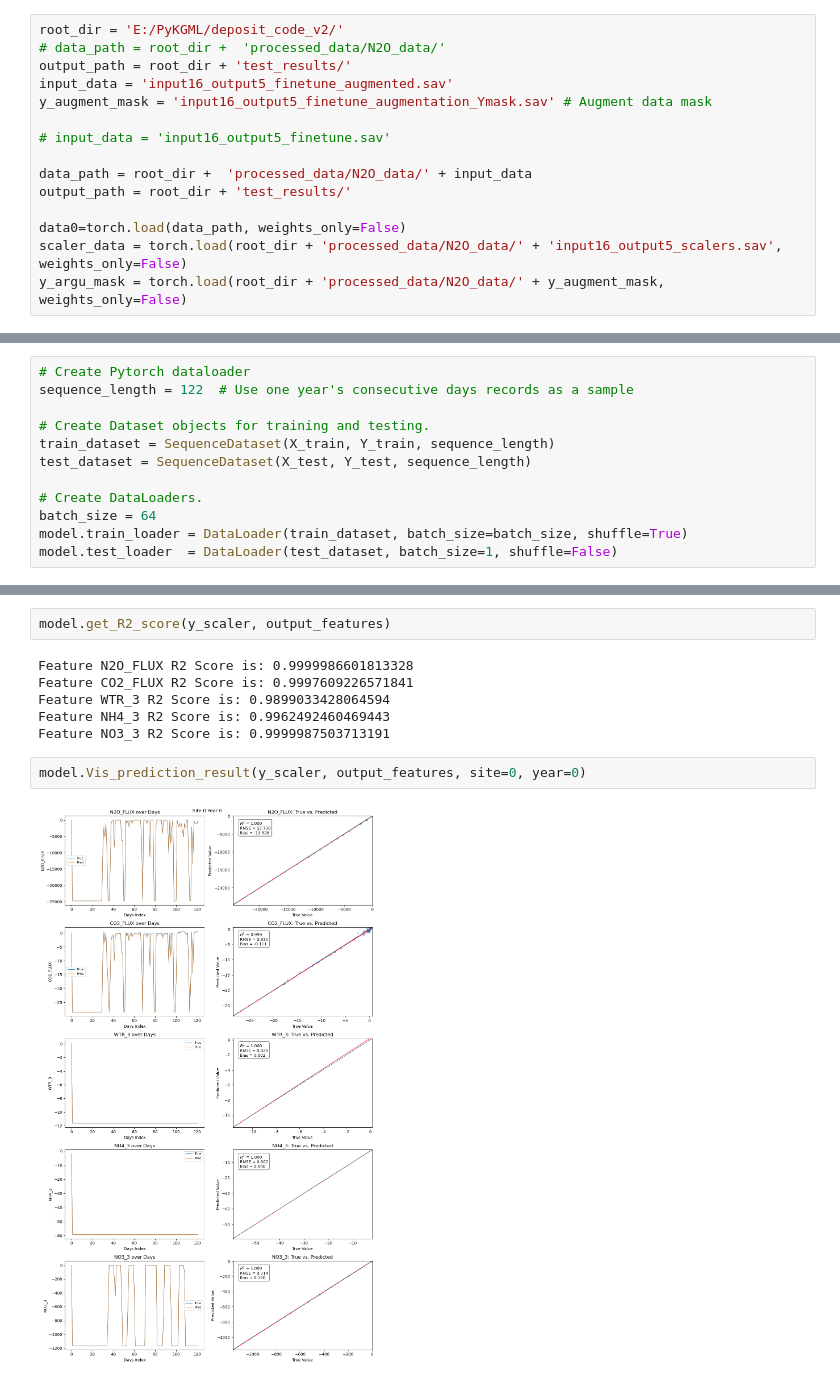
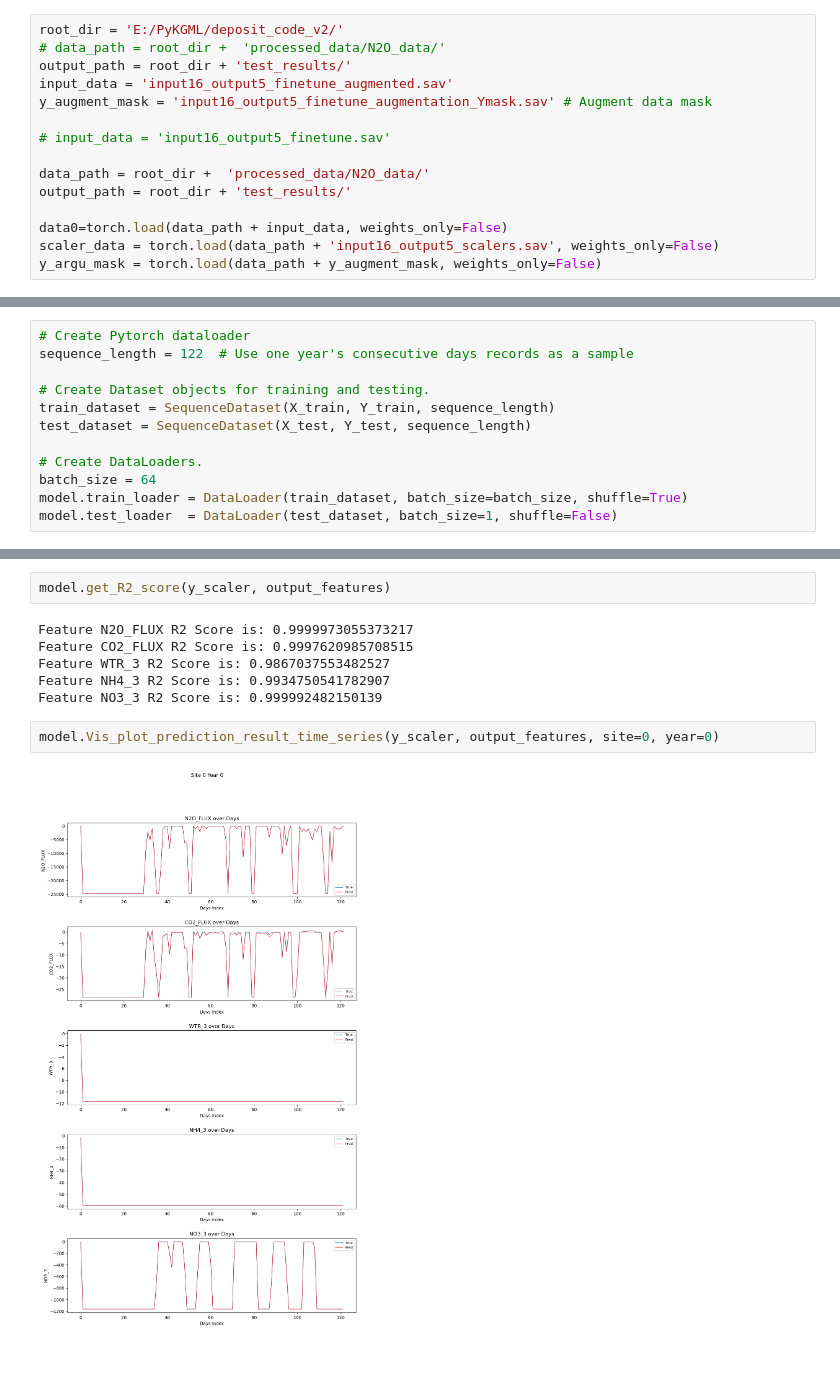
Before and after one commit to AI4Agriculture/PyKGML_development, a Jupyter notebook: finetune_N2O.ipynb, the cells around one changed output, grey strips where cells are left out. Saved outputs shown, nothing was run; the diff lists cells and outputs as text.

```diff
--- a/finetune_N2O.ipynb
+++ b/finetune_N2O.ipynb
@@ -37,12 +37,12 @@ y_augment_mask = 'input16_output5_finetune_augmentation_Ymask.sav' # Augment dat
 
 # input_data = 'input16_output5_finetune.sav'
 
-data_path = root_dir +  'processed_data/N2O_data/' + input_data
+data_path = root_dir +  'processed_data/N2O_data/'
 output_path = root_dir + 'test_results/'
 
-data0=torch.load(data_path, weights_only=False)
-scaler_data = torch.load(root_dir + 'processed_data/N2O_data/' + 'input16_output5_scalers.sav', weights_only=False)
-y_argu_mask = torch.load(root_dir + 'processed_data/N2O_data/' + y_augment_mask, weights_only=False)
+data0=torch.load(data_path + input_data, weights_only=False)
+scaler_data = torch.load(data_path + 'input16_output5_scalers.sav', weights_only=False)
+y_argu_mask = torch.load(data_path + y_augment_mask, weights_only=False)
 # %%
 data0.shape, scaler_data.shape, y_argu_mask.shape
 # %% [output]
@@ -230,12 +202,12 @@ model.plot_training_curves()
 # %%
 model.get_R2_score(y_scaler, output_features)
 # %% [output]
-Feature N2O_FLUX R2 Score is: 0.9999986601813328
-Feature CO2_FLUX R2 Score is: 0.9997609226571841
-Feature WTR_3 R2 Score is: 0.9899033428064594
-Feature NH4_3 R2 Score is: 0.9962492460469443
-Feature NO3_3 R2 Score is: 0.9999987503713191
+Feature N2O_FLUX R2 Score is: 0.9999973055373217
+Feature CO2_FLUX R2 Score is: 0.9997620985708515
+Feature WTR_3 R2 Score is: 0.9867037553482527
+Feature NH4_3 R2 Score is: 0.9934750541782907
+Feature NO3_3 R2 Score is: 0.999992482150139
 # %%
-model.Vis_prediction_result(y_scaler, output_features, site=0, year=0)
+model.Vis_plot_prediction_result_time_series(y_scaler, output_features, site=0, year=0)
 # %% [output]
-[figure, old version]
+[figure, new version]
```
Also changed, not shown: parts of 8 cells of this notebook.
